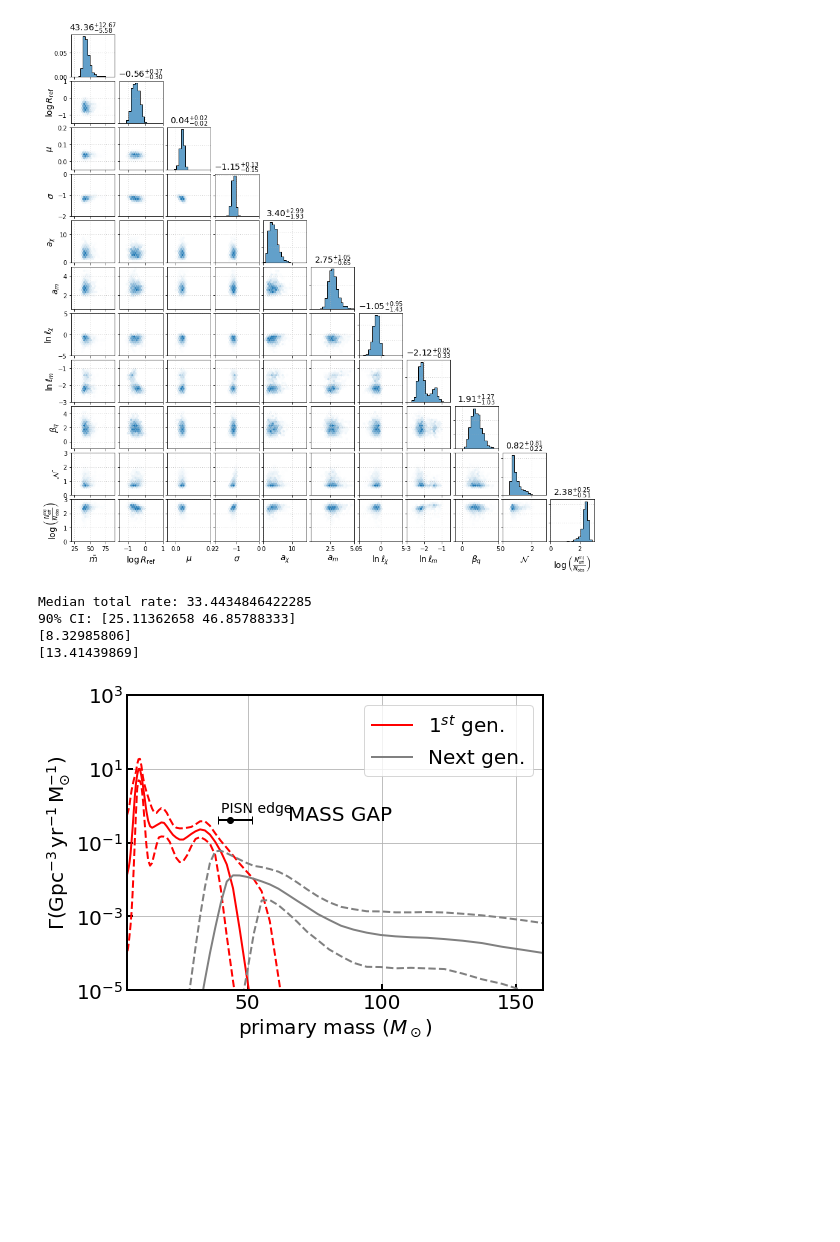
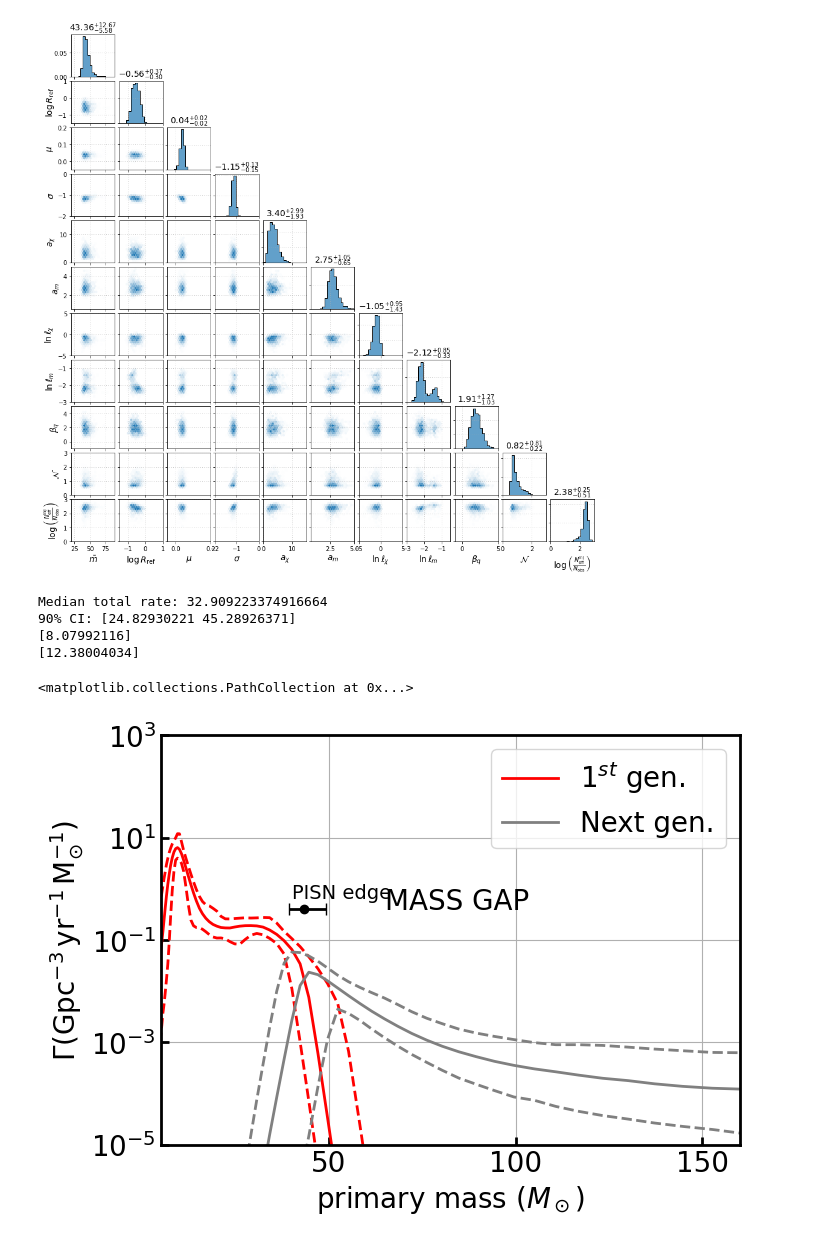
Before and after one commit to bconc/spin-study-in-O4b, a Jupyter notebook: visualize/analysis.ipynb, the cells around one changed output. Drawn from its saved outputs; the diff is of its cells as text; code cells hidden in the pictures; blank space fills up the shorter version.

```diff
--- a/analysis.ipynb
+++ b/visualize/analysis.ipynb
@@ -94,7 +94,7 @@ plt.rcParams.update({
 })
 
 # Load posterior samples from ArviZ NetCDF
-data= az.from_netcdf("Xeff_m_O4_2_nofit_w=1_with_massiveBHB.cdf")
+data= az.from_netcdf("Xeff_N_GP.cdf")
 
 
 m1_samples = data.posterior.p_m1_grid.values  # (chains, draws, grid_size)
@@ -189,44 +189,45 @@ ax.errorbar(mcut_med, y_mid, xerr=xerr, yerr=None,
             fmt='o', color='black', capsize=4, zorder=5,
             label=rf"$\tilde{{m}}$ = {mcut_med:.1f} "
                   rf"[{mcut_p10:.1f}, {mcut_p90:.1f}] (10–90%)")
             #label=rf"$\tilde{{m}}$ = {mcut_med:.1f} "
             #      rf"[{mcut_p10:.1f}, {mcut_p90:.1f}] (10–90%)")
 plt.text(40, 0.65, 'PISN edge',size=14)
 plt.text(65, 0.4, 'MASS GAP')
 #plt.text(
 #    15, 15,
 #    r"Total rate = $32.7^{+8.3}_{-12.2}\,{\rm Gpc^{-3}\,yr^{-1}}$",size=10
 #)
 
 # base transform: data coordinates
 base = ax.transData
 
 # add a scale and rotation to the marker
 trans = base + transforms.Affine2D().rotate_deg(-45).scale(10, 3)
 
 ax.scatter(
     [40], [0.1],
     marker="o",
     s=5,              # size (adjust)
     facecolors="none",
     edgecolors="blue",
     linewidths=2,
     transform=trans
 )
 
 
-# Save figures
-output_path = "/home/fabio/Desktop/"
-plt.savefig(output_path + "mass_LVK.png", dpi=300)
-plt.savefig(output_path + "mass_LVK.pdf")
-
-
-
-plt.show()
-plt.close()
+# # Save figures
+# output_path = "/home/fabio/Desktop/"
+# plt.savefig(output_path + "mass_LVK.png", dpi=300)
+# plt.savefig(output_path + "mass_LVK.pdf")
+#
+#
+#
+# plt.show()
+# plt.close()
 # %% [output]
-Median total rate: 33.4434846422285
-90% CI: [25.11362658 46.85788333]
-[8.32985806]
-[13.41439869]
+Median total rate: 32.909223374916664
+90% CI: [24.82930221 45.28926371]
+[8.07992116]
+[12.38004034]
+<matplotlib.collections.PathCollection at 0x...>
-[figure, old version]
+[figure, new version]
```
Also changed, not shown: parts of 1 cell of this notebook, 17 other files.
